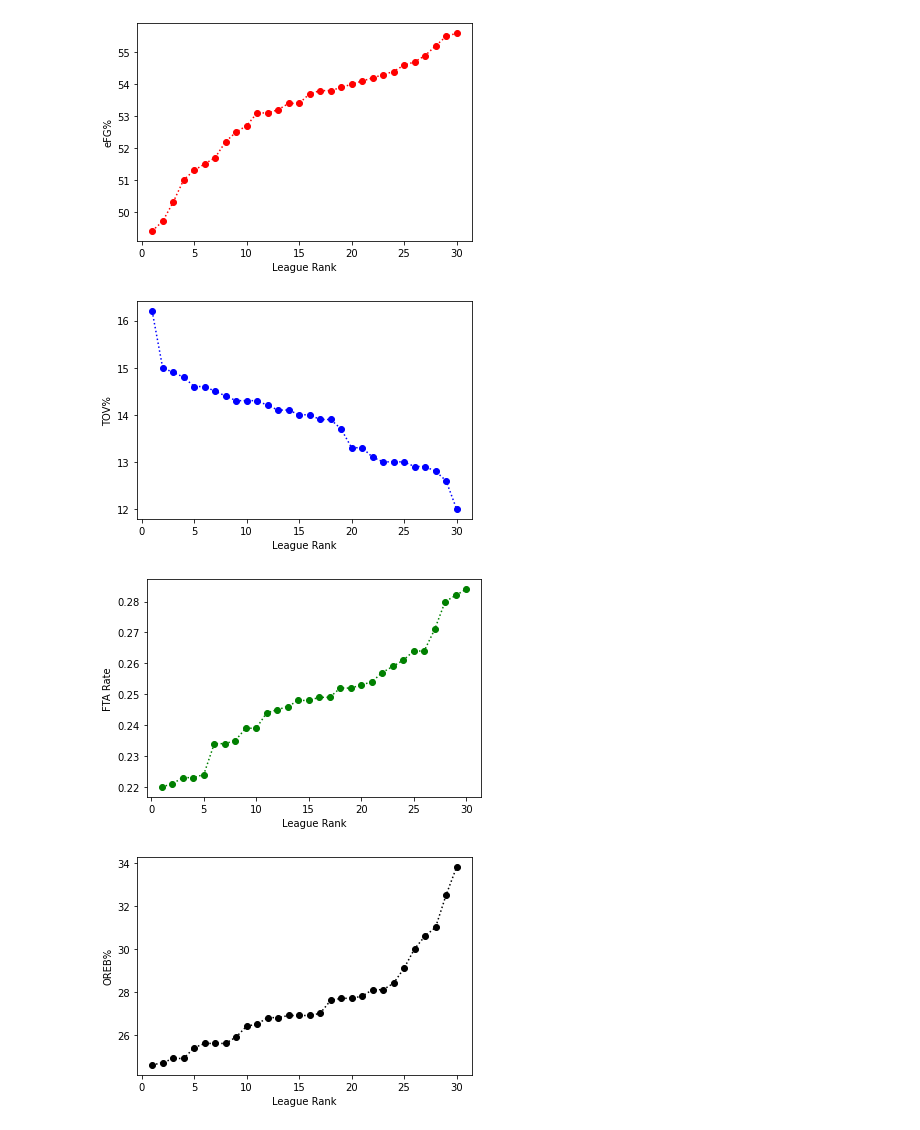
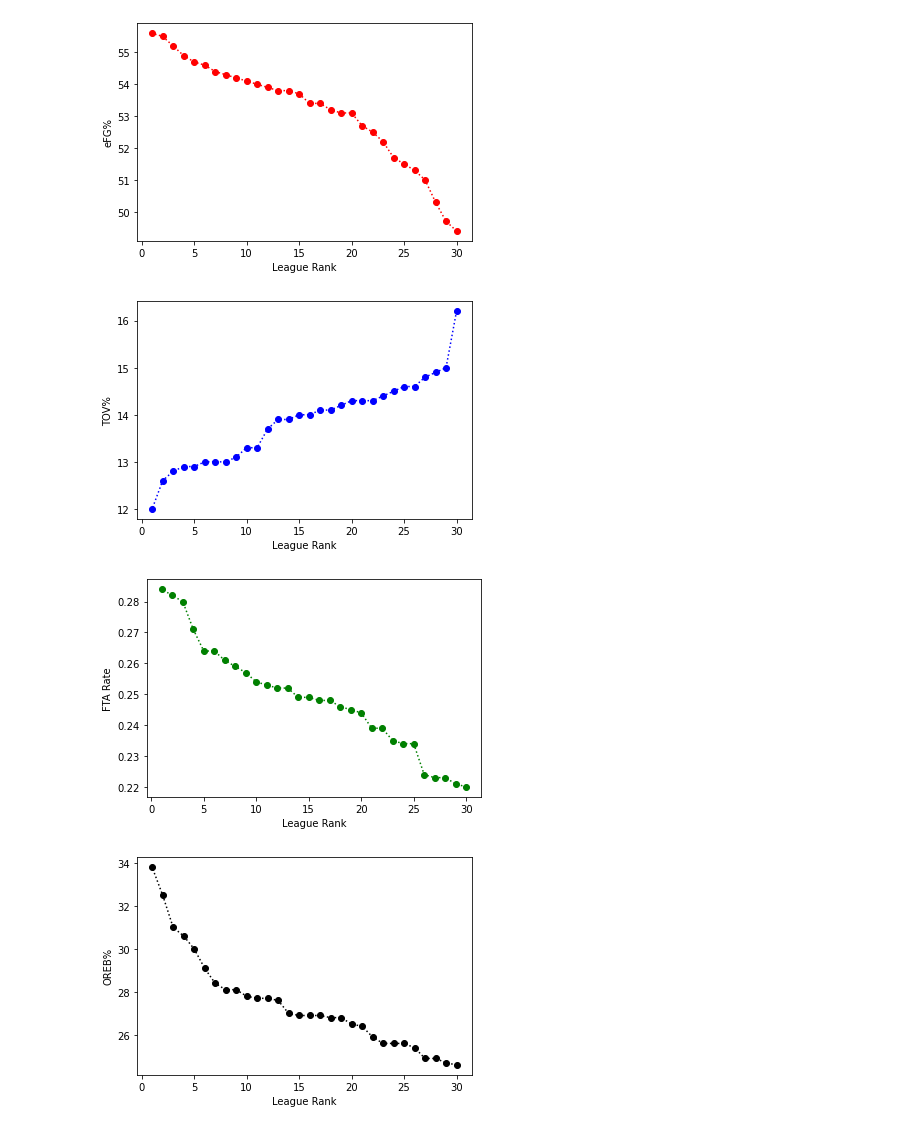
Before and after one commit to shrianshChari/nba-predict, a Jupyter notebook: getting_csv.ipynb, the cells around one changed output. Drawn from its saved outputs; the diff is of its cells as text; code cells hidden in the pictures.

```diff
--- a/getting_csv.ipynb
+++ b/getting_csv.ipynb
@@ -64,37 +64,40 @@ for col in calc_cols:
     new_col = 'Rel' + col
     table[new_col] = (table[col] - mean) / std # Technically, I'm calculating z-scores on a non-normal curve, but I don't care
 # table.sort_values(by = 'TOV%', ascending = True)
+# %%
+import matplotlib.pyplot as plt
+
+xpoints = list(range(1, 31))
+xpoints.reverse()
+# Generating x-values for rankings
 # %%
-import matplotlib.pyplot as plt
-
-xpoints = range(1, 31)
+# Offensive Rankings
 efg_points = table['eFG%'].sort_values(ascending = True)
 tov_points = table['TOV%'].sort_values(ascending = False)
+# The best teams turn the ball over less, so you reverse this one for a more accurate view at who is good at mitigating TOs.
 fta_points = table['FTARate'].sort_values(ascending = True)
 oreb_points = table['OREB%'].sort_values(ascending = True)
 plt.plot(xpoints, efg_points, 'o:r')
-# plt.
 plt.xlabel('League Rank')
 plt.ylabel('eFG%')
 plt.show()
-# plt.imsave(
 plt.plot(xpoints, tov_points, 'o:b')
 plt.xlabel('League Rank')
 plt.ylabel('TOV%')
 plt.show()
 plt.plot(xpoints, fta_points, 'o:g')
 plt.xlabel('League Rank')
 plt.ylabel('FTA Rate')
 plt.show()
 plt.plot(xpoints, oreb_points, 'o:k')
 plt.xlabel('League Rank')
 plt.ylabel('OREB%')
 plt.show()
 # %% [output]
-[figure, old version]
+[figure, new version]
-[figure, old version]
+[figure, new version]
-[figure, old version]
+[figure, new version]
-[figure, old version]
+[figure, new version]
 # %%
 # red = eFG%
 # blue = TOV%
```
Also changed, not shown: parts of 3 cells of this notebook.
